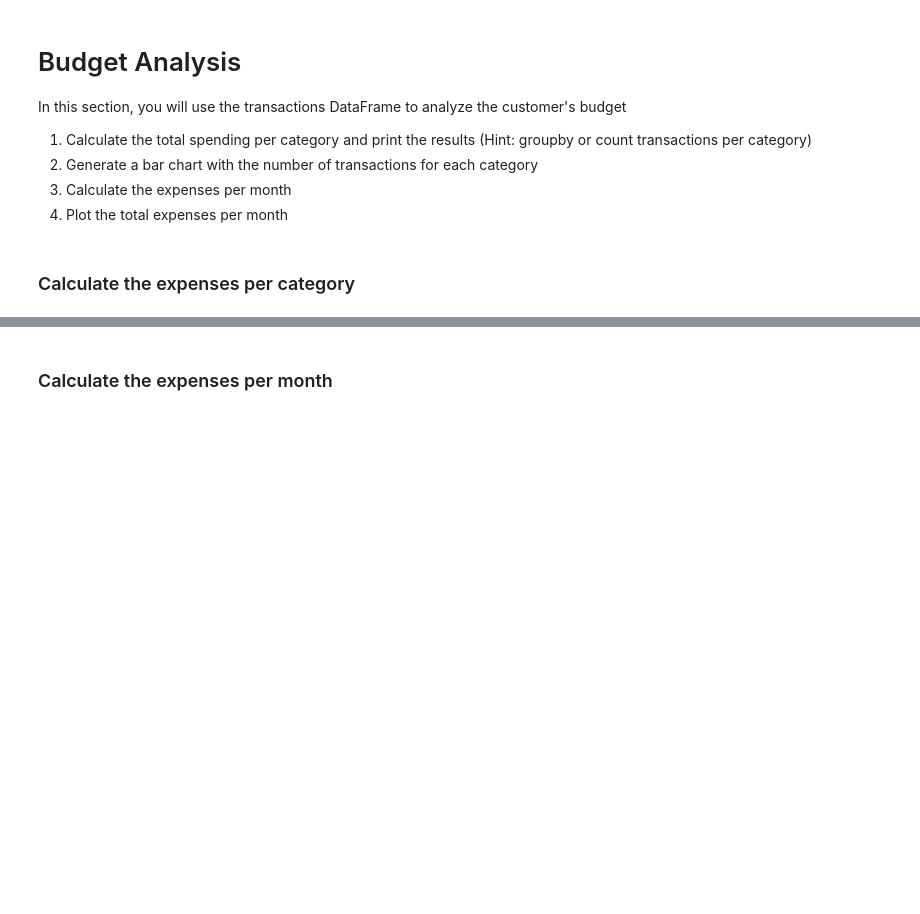
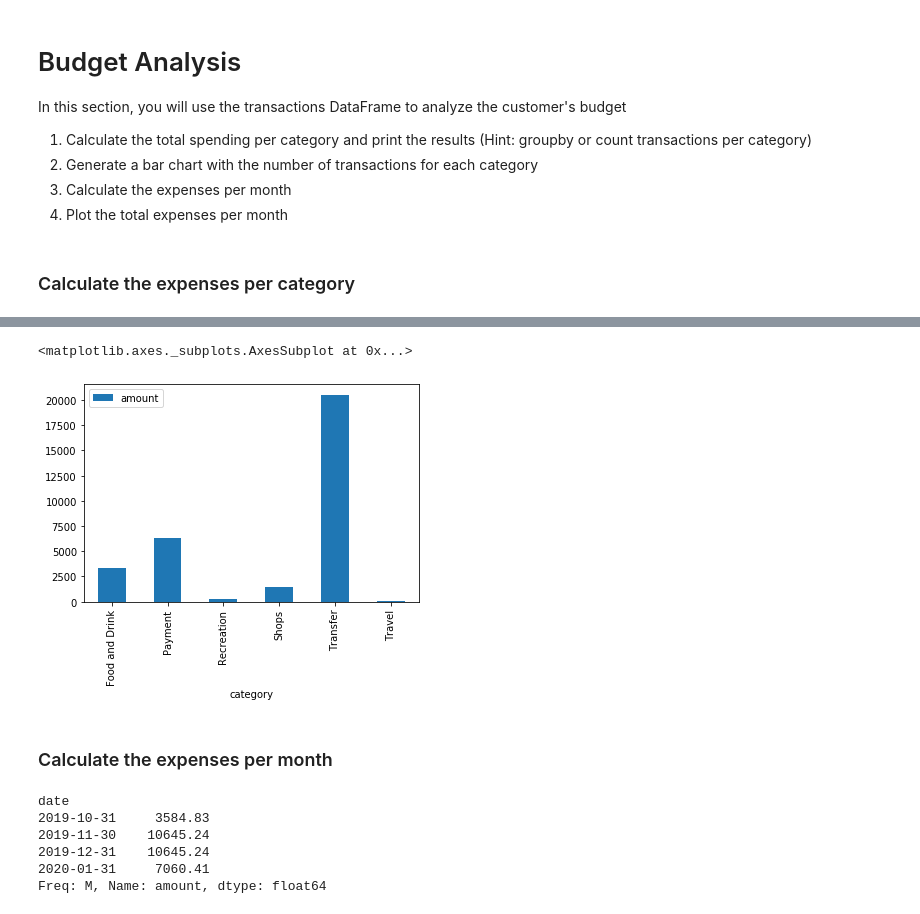
Before and after one commit to sunwukong76/python-homework, a Jupyter notebook: 05-API/Starter_Code/account_summary-checkpoint.ipynb, the cells around one changed output, grey strips where cells are left out. Saved outputs shown, nothing was run; the diff lists cells and outputs as text; code cells hidden in the pictures; blank space fills up the shorter version.

```diff
--- a/05-API/Starter_Code/account_summary-checkpoint.ipynb
+++ b/05-API/Starter_Code/account_summary-checkpoint.ipynb
@@ -215,0 +225,3 @@ In this section, you will use the transactions DataFrame to analyze the customer
+# %%
+spending_by_category = transactionsDF.groupby("category").sum()
+spending_by_category
@@ -216,2 +237,7 @@ In this section, you will use the transactions DataFrame to analyze the customer
+# %%
+spending_by_category.plot(kind = "bar")
+# %% [output]
+<matplotlib.axes._subplots.AxesSubplot at 0x...>
+[figure, added]
 # %% [markdown]
 ### Calculate the expenses per month
@@ -219,0 +244,10 @@ In this section, you will use the transactions DataFrame to analyze the customer
+# %%
+expense_by_month = transactionsDF["amount"].resample("M").sum()
+expense_by_month
+# %% [output]
+date
+2019-10-31     3584.83
+2019-11-30    10645.24
+2019-12-31    10645.24
+2020-01-31     7060.41
+Freq: M, Name: amount, dtype: float64
```
Also changed, not shown: parts of 14 cells of this notebook.
